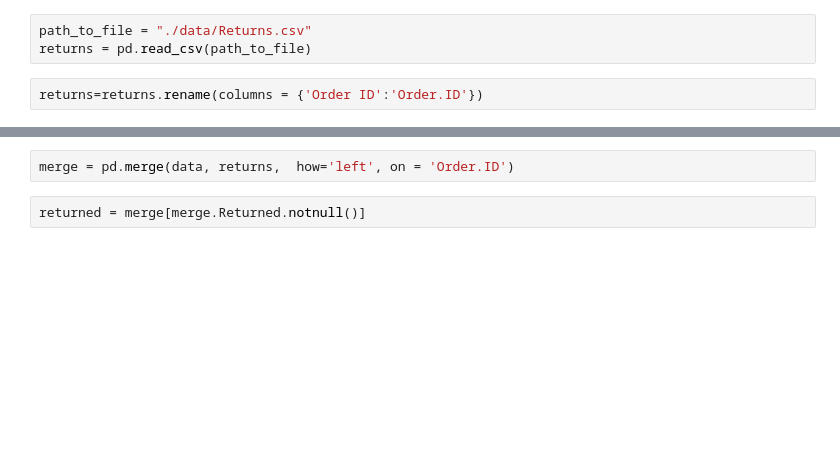
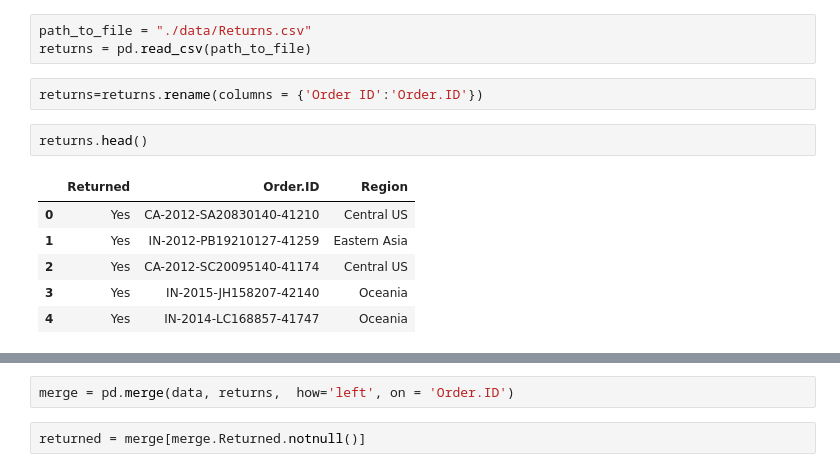
Before and after one commit to ekama0731/Machine-Lab, a Jupyter notebook: Gelly_ML_Lab.ipynb, the cells around one changed output, grey strips where cells are left out. Drawn from its saved outputs; the diff is of its cells as text; blank space fills up the shorter version.

```diff
--- a/Gelly_ML_Lab.ipynb
+++ b/Gelly_ML_Lab.ipynb
@@ -101,3 +85,12 @@ path_to_file = "./data/Returns.csv"
 returns = pd.read_csv(path_to_file)
 # %%
 returns=returns.rename(columns = {'Order ID':'Order.ID'})
+# %%
+returns.head()
+# %% [output]
+|  | Returned | Order.ID | Region |
+| 0 | Yes | CA-2012-SA20830140-41210 | Central US |
+| 1 | Yes | IN-2012-PB19210127-41259 | Eastern Asia |
+| 2 | Yes | CA-2012-SC20095140-41174 | Central US |
+| 3 | Yes | IN-2015-JH158207-42140 | Oceania |
+| 4 | Yes | IN-2014-LC168857-41747 | Oceania |
```
Also changed, not shown: parts of 29 cells of this notebook.
